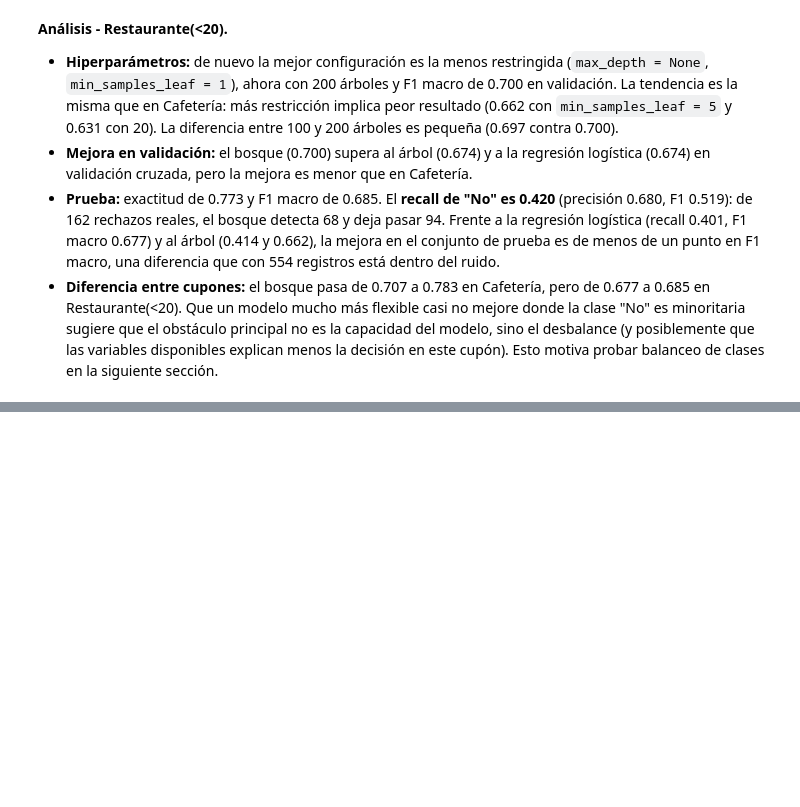
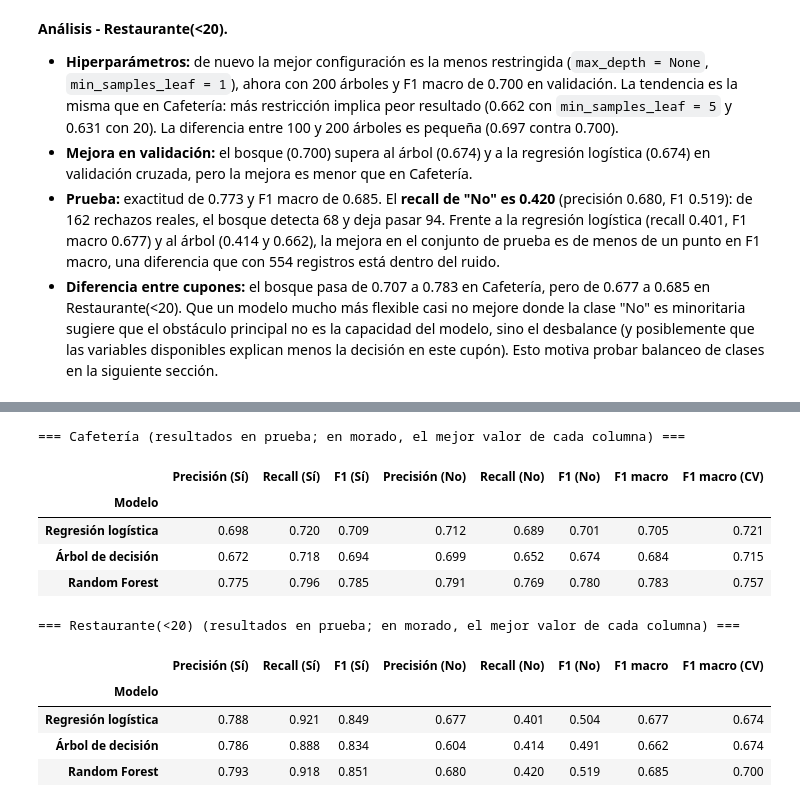
Before and after one commit to samuelmolinal/Lab3-ML, a Jupyter notebook: Laboratorio 3 - Clasificación.ipynb, the cells around one changed output, grey strips where cells are left out. Drawn from its saved outputs; the diff is of its cells as text; code cells hidden in the pictures; blank space fills up the shorter version.

```diff
--- a/Laboratorio 3 - Clasificación.ipynb
+++ b/Laboratorio 3 - Clasificación.ipynb
@@ -948,0 +1113,30 @@ weighted avg      0.760     0.773     0.754       554
+# %%
+df_res = pd.DataFrame(resultados)
+base = df_res[~df_res['Modelo'].str.contains('SMOTE')].copy()   # solo los tres algoritmos base
+
+base['F1 macro (CV)'] = [modelos[(c, m)].best_score_ for c, m in zip(base['Cupón'], base['Modelo'])]
+
+orden = ['Regresión logística', 'Árbol de decisión', 'Random Forest']
+base['Modelo'] = pd.Categorical(base['Modelo'], categories=orden, ordered=True)
+
+cols = ['Precisión (Sí)', 'Recall (Sí)', 'F1 (Sí)',
+        'Precisión (No)', 'Recall (No)', 'F1 (No)',
+        'F1 macro', 'F1 macro (CV)']
+
+for cupon in ['Cafetería', 'Restaurante(<20)']:
+    print(f'=== {cupon} (resultados en prueba; en morado, el mejor valor de cada columna) ===')
+    t = base[base['Cupón'] == cupon].sort_values('Modelo').set_index('Modelo')[cols]
+    display(t.style.format('{:.3f}').highlight_max(axis=0, color='purple'))
+# %% [output]
+=== Cafetería (resultados en prueba; en morado, el mejor valor de cada columna) ===
+|  | Precisión (Sí) | Recall (Sí) | F1 (Sí) | Precisión (No) | Recall (No) | F1 (No) | F1 macro | F1 macro (CV) |
+| Modelo |  |  |  |  |  |  |  |  |
+| Regresión logística | 0.698 | 0.720 | 0.709 | 0.712 | 0.689 | 0.701 | 0.705 | 0.721 |
+| Árbol de decisión | 0.672 | 0.718 | 0.694 | 0.699 | 0.652 | 0.674 | 0.684 | 0.715 |
+| Random Forest | 0.775 | 0.796 | 0.785 | 0.791 | 0.769 | 0.780 | 0.783 | 0.757 |
+=== Restaurante(<20) (resultados en prueba; en morado, el mejor valor de cada columna) ===
+|  | Precisión (Sí) | Recall (Sí) | F1 (Sí) | Precisión (No) | Recall (No) | F1 (No) | F1 macro | F1 macro (CV) |
+| Modelo |  |  |  |  |  |  |  |  |
+| Regresión logística | 0.788 | 0.921 | 0.849 | 0.677 | 0.401 | 0.504 | 0.677 | 0.674 |
+| Árbol de decisión | 0.786 | 0.888 | 0.834 | 0.604 | 0.414 | 0.491 | 0.662 | 0.674 |
+| Random Forest | 0.793 | 0.918 | 0.851 | 0.680 | 0.420 | 0.519 | 0.685 | 0.700 |
```
Also changed, not shown: parts of 11 cells of this notebook.
